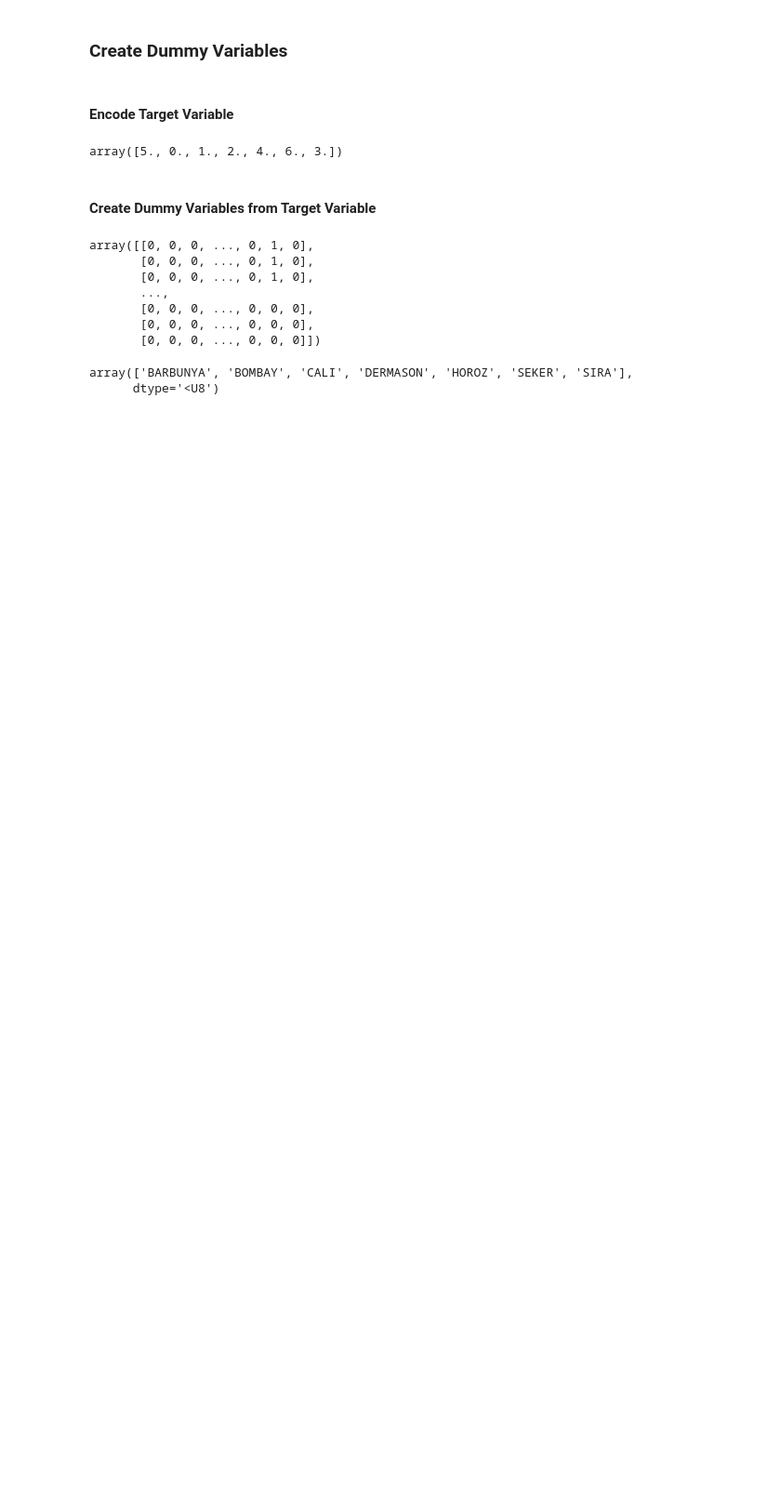
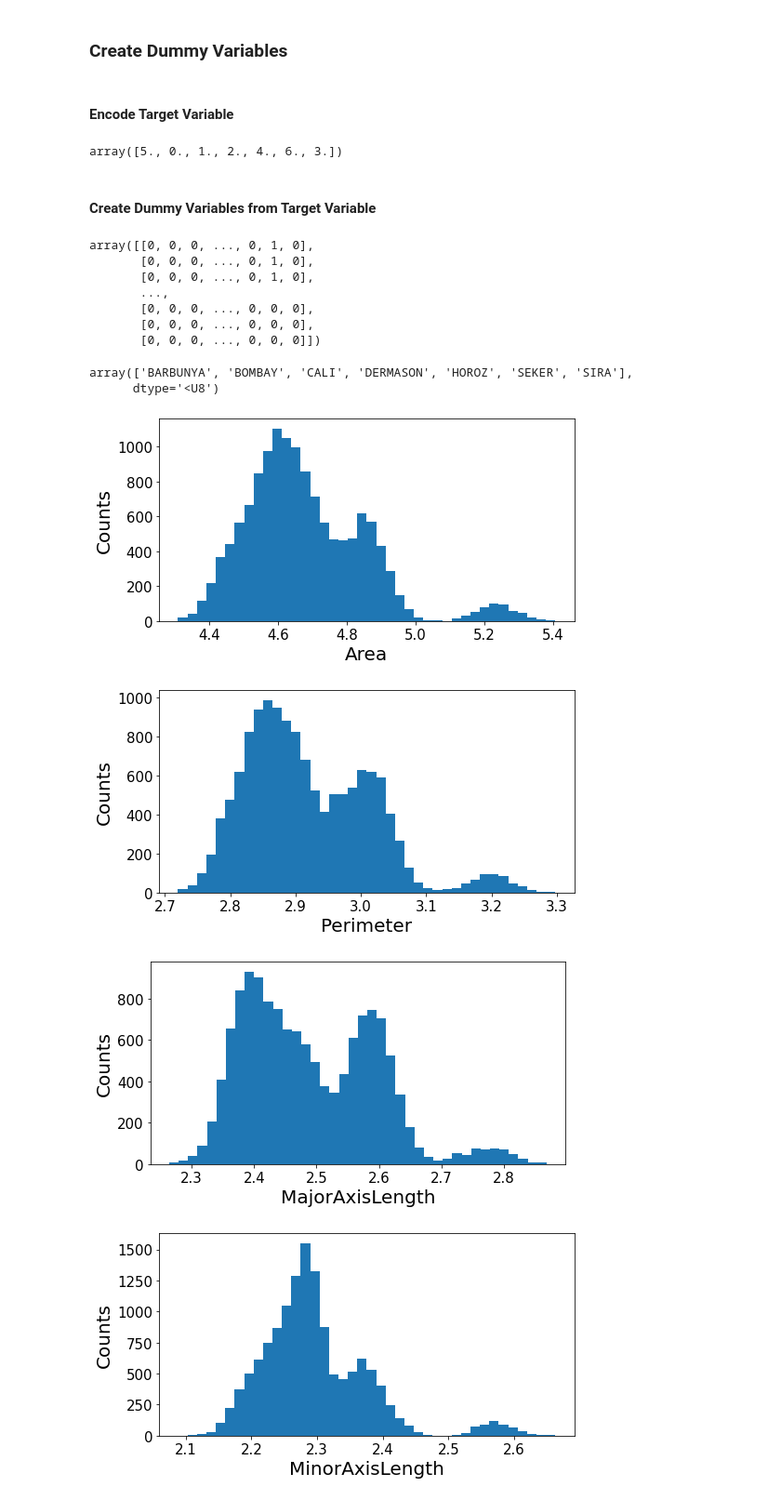
Before and after one commit to ScottBreitbach/DSC550, a Jupyter notebook: FinalProject/M3_test.ipynb, the cells around one changed output. Shown at 93% size. Saved outputs shown, nothing was run; the diff lists cells and outputs as text; code cells hidden in the pictures; blank space fills up the shorter version.

```diff
--- a/FinalProject/M3_test.ipynb
+++ b/FinalProject/M3_test.ipynb
@@ -549,3 +549,13 @@ one_hot.classes_
 # %% [output]
 array(['BARBUNYA', 'BOMBAY', 'CALI', 'DERMASON', 'HOROZ', 'SEKER', 'SIRA'],
       dtype='<U8')
+# %%
+# Iterate through columns to get a quick look
+# at the distribution of each variable
+for item in transformDF.columns:
+    makeHistogram(item, df=transformDF)
+# %% [output]
+[figure, added]
+[figure, added]
+[figure, added]
+[figure, added]
```
Also changed, not shown: parts of 1 cell of this notebook.
